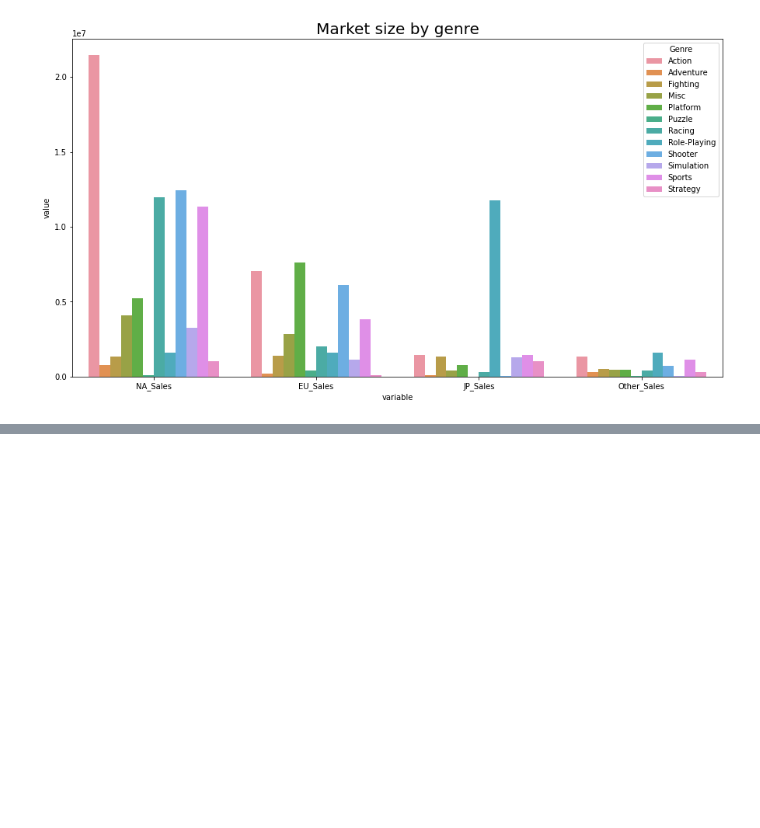
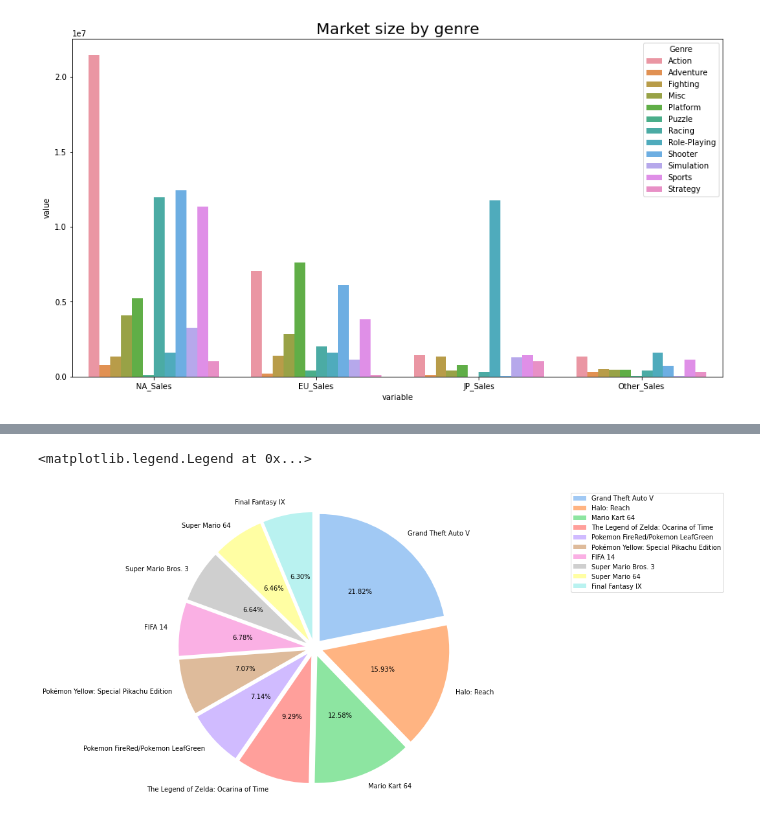
Before and after one commit to 4myLab/codestates, a Jupyter notebook: project/session1.ipynb, the cells around one changed output, grey strips where cells are left out. Saved outputs shown, nothing was run; the diff lists cells and outputs as text; code cells hidden in the pictures; blank space fills up the shorter version.

```diff
--- a/project/session1.ipynb
+++ b/project/session1.ipynb
@@ -250,0 +295,3 @@ H1 : 연도별 게임의 트렌드가 있다.
+# %%
+df['Tot_Sales'] = df[['NA_Sales','EU_Sales','JP_Sales','Other_Sales']].sum(axis=1)
+df
@@ -250,0 +312,12 @@ H1 : 연도별 게임의 트렌드가 있다.
+# %%
+p3_table = df.groupby('Name')['Tot_Sales'].sum().sort_values(ascending=False)
+filter_p3 = p3_table.head(10)
+
+pie, ax = plt.subplots(figsize=(15,9))
+labels = filter_p3.keys()
+plt.pie(x=filter_p3, startangle=90, counterclock=False, autopct='%.2f%%', explode=[0.07]*len(filter_p3), labels=labels, pctdistance=0.5);
+plt.yticks(color='#00517C')
+plt.legend( bbox_to_anchor=(1.3, 1))
+# %% [output]
+<matplotlib.legend.Legend at 0x...>
+[figure, added]
```
Also changed, not shown: parts of 15 cells of this notebook.
